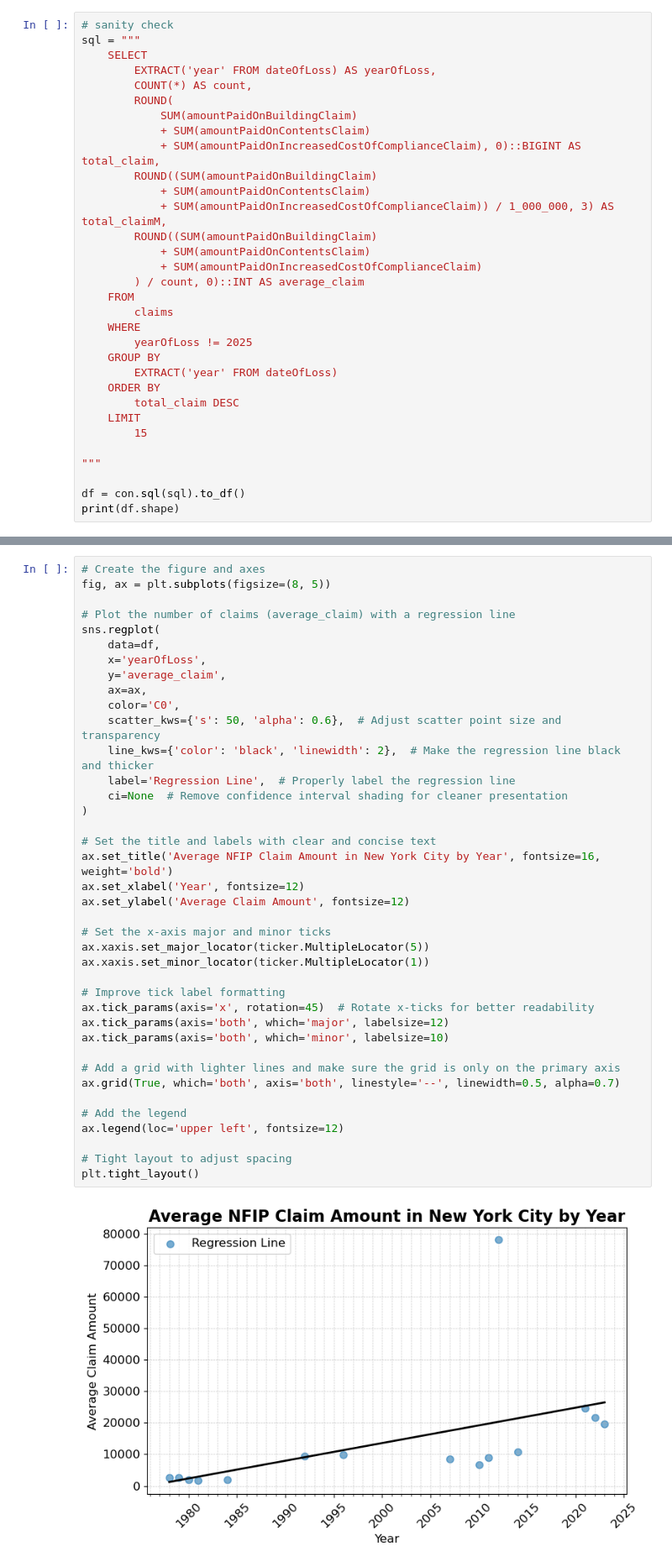
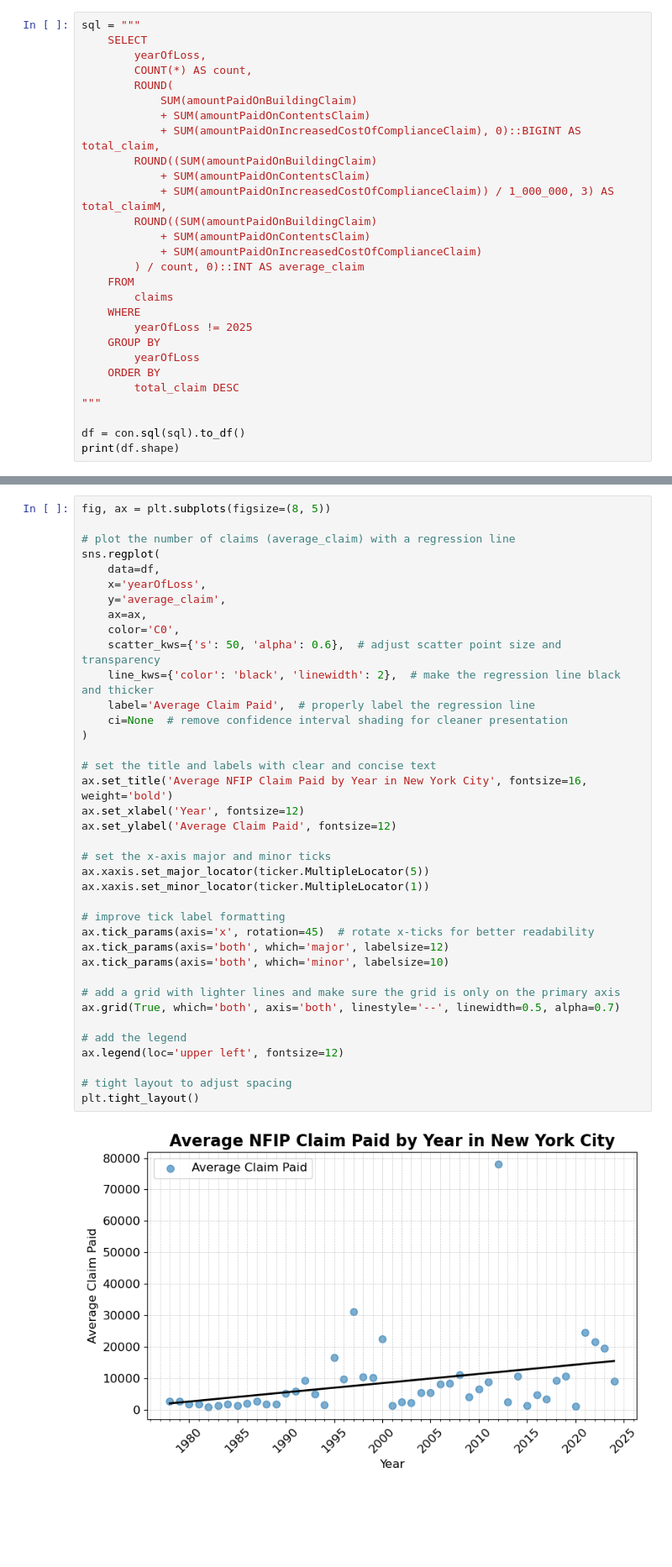
Before and after one commit to mebauer/nyc-odw25-nfip, a Jupyter notebook: figures.ipynb, the cells around one changed output, grey strips where cells are left out. Shown at 84% size. Saved outputs shown, nothing was run; the diff lists cells and outputs as text; blank space fills up the shorter version.

Commit message:
add remaining figures to notebook

```diff
--- a/figures.ipynb
+++ b/figures.ipynb
@@ -347,8 +432,7 @@ df
 # %%
-# sanity check
 sql = """
     SELECT
-        EXTRACT('year' FROM dateOfLoss) AS yearOfLoss,
+        yearOfLoss,
         COUNT(*) AS count,
         ROUND(
             SUM(amountPaidOnBuildingClaim)
@@ -366,12 +450,9 @@ sql = """
     WHERE
         yearOfLoss != 2025
     GROUP BY
-        EXTRACT('year' FROM dateOfLoss)
+        yearOfLoss
     ORDER BY
         total_claim DESC
-    LIMIT
-        15
-
 """
 
 df = con.sql(sql).to_df()
@@ -469,41 +612,40 @@ plt.tight_layout()
 # %%
-# Create the figure and axes
 fig, ax = plt.subplots(figsize=(8, 5))
 
-# Plot the number of claims (average_claim) with a regression line
+# plot the number of claims (average_claim) with a regression line
 sns.regplot(
     data=df,
     x='yearOfLoss',
     y='average_claim',
     ax=ax,
     color='C0',
-    scatter_kws={'s': 50, 'alpha': 0.6},  # Adjust scatter point size and transparency
-    line_kws={'color': 'black', 'linewidth': 2},  # Make the regression line black and thicker
-    label='Regression Line',  # Properly label the regression line
-    ci=None  # Remove confidence interval shading for cleaner presentation
+    scatter_kws={'s': 50, 'alpha': 0.6},  # adjust scatter point size and transparency
+    line_kws={'color': 'black', 'linewidth': 2},  # make the regression line black and thicker
+    label='Average Claim Paid',  # properly label the regression line
+    ci=None  # remove confidence interval shading for cleaner presentation
 )
 
-# Set the title and labels with clear and concise text
-ax.set_title('Average NFIP Claim Amount in New York City by Year', fontsize=16, weight='bold')
+# set the title and labels with clear and concise text
+ax.set_title('Average NFIP Claim Paid by Year in New York City', fontsize=16, weight='bold')
 ax.set_xlabel('Year', fontsize=12)
-ax.set_ylabel('Average Claim Amount', fontsize=12)
+ax.set_ylabel('Average Claim Paid', fontsize=12)
 
-# Set the x-axis major and minor ticks
+# set the x-axis major and minor ticks
 ax.xaxis.set_major_locator(ticker.MultipleLocator(5))
 ax.xaxis.set_minor_locator(ticker.MultipleLocator(1))
 
-# Improve tick label formatting
-ax.tick_params(axis='x', rotation=45)  # Rotate x-ticks for better readability
+# improve tick label formatting
+ax.tick_params(axis='x', rotation=45)  # rotate x-ticks for better readability
 ax.tick_params(axis='both', which='major', labelsize=12)
 ax.tick_params(axis='both', which='minor', labelsize=10)
 
-# Add a grid with lighter lines and make sure the grid is only on the primary axis
+# add a grid with lighter lines and make sure the grid is only on the primary axis
 ax.grid(True, which='both', axis='both', linestyle='--', linewidth=0.5, alpha=0.7)
 
-# Add the legend
+# add the legend
 ax.legend(loc='upper left', fontsize=12)
 
-# Tight layout to adjust spacing
+# tight layout to adjust spacing
 plt.tight_layout()
 # %% [output]
-[figure, old version]
+[figure, new version]
```
Also changed, not shown: parts of 43 cells of this notebook.
